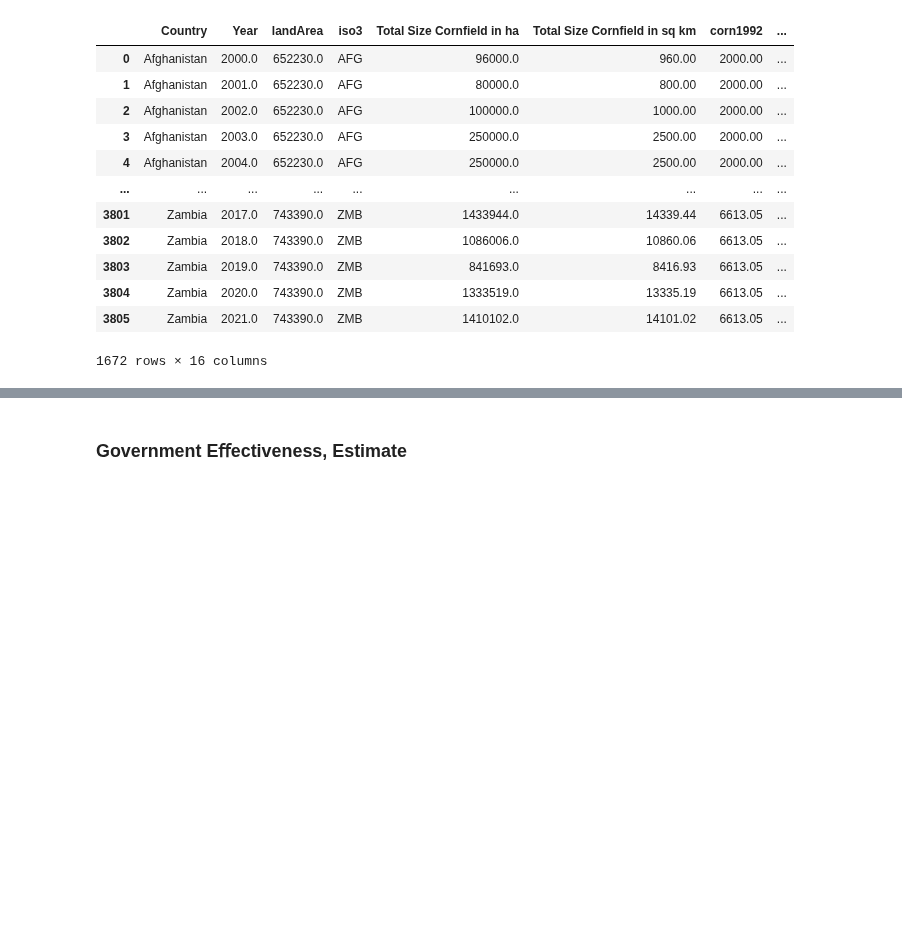
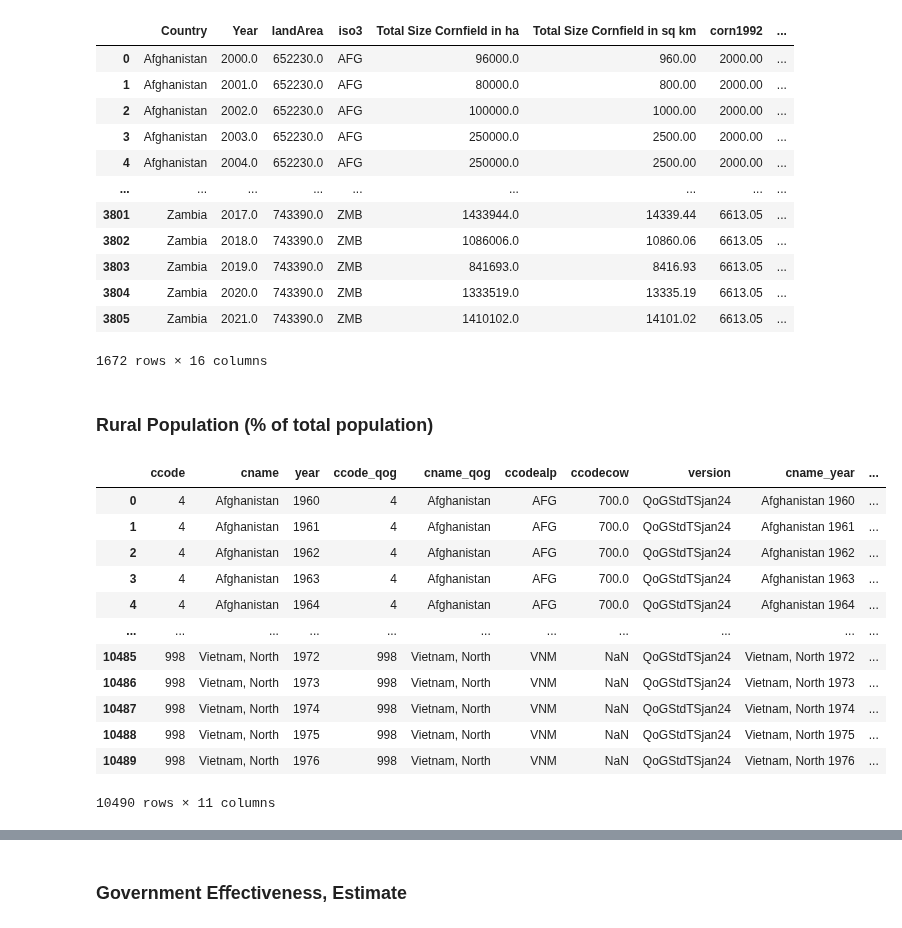
Before and after one commit to ZeliaDec/DataScience, a Jupyter notebook: Data_Notebook.ipynb, the cells around one changed output, grey strips where cells are left out. Cells and saved outputs as stored; diff of their text form; code cells hidden in the pictures; blank space fills up the shorter version.

```diff
--- a/Data_Notebook.ipynb
+++ b/Data_Notebook.ipynb
@@ -1523,3 +1535,30 @@ last_df
 | 3804 | Zambia | 2020.0 | 743390.0 | ZMB | 1333519.0 | 13335.19 | 6613.05 | ... |
 | 3805 | Zambia | 2021.0 | 743390.0 | ZMB | 1410102.0 | 14101.02 | 6613.05 | ... |
 1672 rows × 16 columns
+# %% [markdown]
+### Rural Population (% of total population)
+# %%
+pop = pd.read_csv(filepath + "wdi_poprul.csv", delimiter = ";")
+
+# Convert commas to dots for numeric columns
+for col in pop.columns:
+    if pop[col].dtype == 'object':
+        try:
+            pop[col] = pd.to_numeric(pop[col].str.replace(',', '.'), errors='raise')
+        except ValueError:
+            pass
+pop
+# %% [output]
+|  | ccode | cname | year | ccode_qog | cname_qog | ccodealp | ccodecow | version | cname_year | ... |
+| 0 | 4 | Afghanistan | 1960 | 4 | Afghanistan | AFG | 700.0 | QoGStdTSjan24 | Afghanistan 1960 | ... |
+| 1 | 4 | Afghanistan | 1961 | 4 | Afghanistan | AFG | 700.0 | QoGStdTSjan24 | Afghanistan 1961 | ... |
+| 2 | 4 | Afghanistan | 1962 | 4 | Afghanistan | AFG | 700.0 | QoGStdTSjan24 | Afghanistan 1962 | ... |
+| 3 | 4 | Afghanistan | 1963 | 4 | Afghanistan | AFG | 700.0 | QoGStdTSjan24 | Afghanistan 1963 | ... |
+| 4 | 4 | Afghanistan | 1964 | 4 | Afghanistan | AFG | 700.0 | QoGStdTSjan24 | Afghanistan 1964 | ... |
+| ... | ... | ... | ... | ... | ... | ... | ... | ... | ... | ... |
+| 10485 | 998 | Vietnam, North | 1972 | 998 | Vietnam, North | VNM | NaN | QoGStdTSjan24 | Vietnam, North 1972 | ... |
+| 10486 | 998 | Vietnam, North | 1973 | 998 | Vietnam, North | VNM | NaN | QoGStdTSjan24 | Vietnam, North 1973 | ... |
+| 10487 | 998 | Vietnam, North | 1974 | 998 | Vietnam, North | VNM | NaN | QoGStdTSjan24 | Vietnam, North 1974 | ... |
+| 10488 | 998 | Vietnam, North | 1975 | 998 | Vietnam, North | VNM | NaN | QoGStdTSjan24 | Vietnam, North 1975 | ... |
+| 10489 | 998 | Vietnam, North | 1976 | 998 | Vietnam, North | VNM | NaN | QoGStdTSjan24 | Vietnam, North 1976 | ... |
+10490 rows × 11 columns
```
Also changed, not shown: parts of 10 cells of this notebook, 1 other file.
